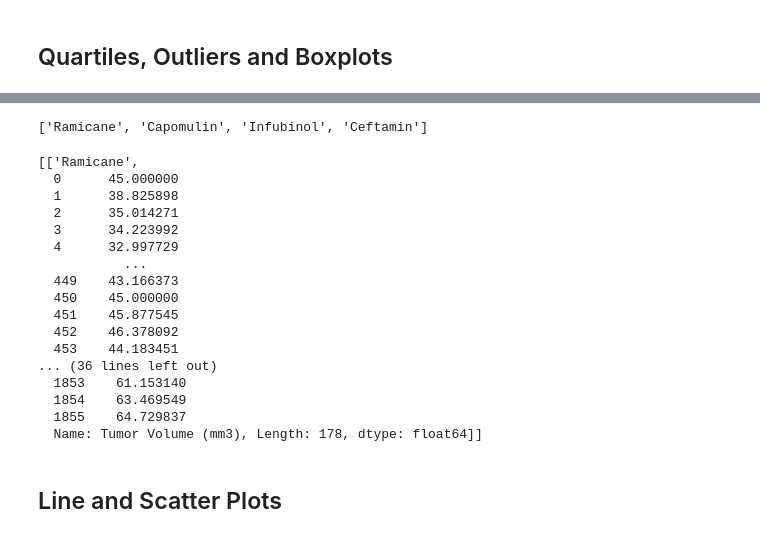
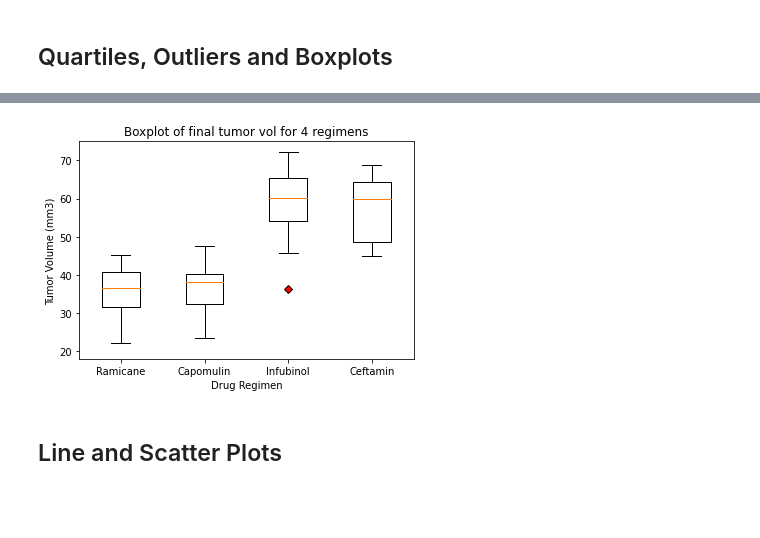
Before and after one commit to kunaual/matplotlib-challenge, a Jupyter notebook: Pymaceuticals/pymaceuticals.ipynb, the cells around one changed output, grey strips where cells are left out. Cells and saved outputs as stored; diff of their text form; code cells hidden in the pictures; blank space fills up the shorter version.

```diff
--- a/Pymaceuticals/pymaceuticals.ipynb
+++ b/Pymaceuticals/pymaceuticals.ipynb
@@ -389,25 +359,20 @@ ValueError: Dimensions of labels and X must be compatible
-# %%
-print(treatment_list)
-newtry
-# %% [output]
-['Ramicane', 'Capomulin', 'Infubinol', 'Ceftamin']
-[['Ramicane',
-  0      45.000000
-  1      38.825898
-  2      35.014271
-  3      34.223992
-  4      32.997729
-           ...
-  449    43.166373
-  450    45.000000
-  451    45.877545
-  452    46.378092
-  453    44.183451
-... (36 lines left out)
-  1853    61.153140
-  1854    63.469549
-  1855    64.729837
-  Name: Tumor Volume (mm3), Length: 178, dtype: float64]]
+# %%
+# Generate a box plot of the final tumor volume of each mouse across four regimens of interest
+#--change outlier color/shape https://matplotlib.org/gallery/pyplots/boxplot_demo_pyplot.html#sphx-glr-gallery-pyplots-boxplot-demo-pyplot-py
+outlierdiamond = dict(markerfacecolor='r', marker='D')
+
+fig1, ax1 = plt.subplots()
+ax1.set_title('Boxplot of final tumor vol for 4 regimens')
+ax1.set_ylabel('Tumor Volume (mm3)')
+ax1.set_xlabel('Drug Regimen')
+ax1.boxplot(finalTumor_list,labels = treatment_list, flierprops=outlierdiamond)
+
+plt.ylim(18, 75)
+
+plt.show()
+#newtry
+# %% [output]
+[figure, added]
 # %% [markdown]
 ## Line and Scatter Plots
 # %%
```
Also changed, not shown: parts of 9 cells of this notebook.
